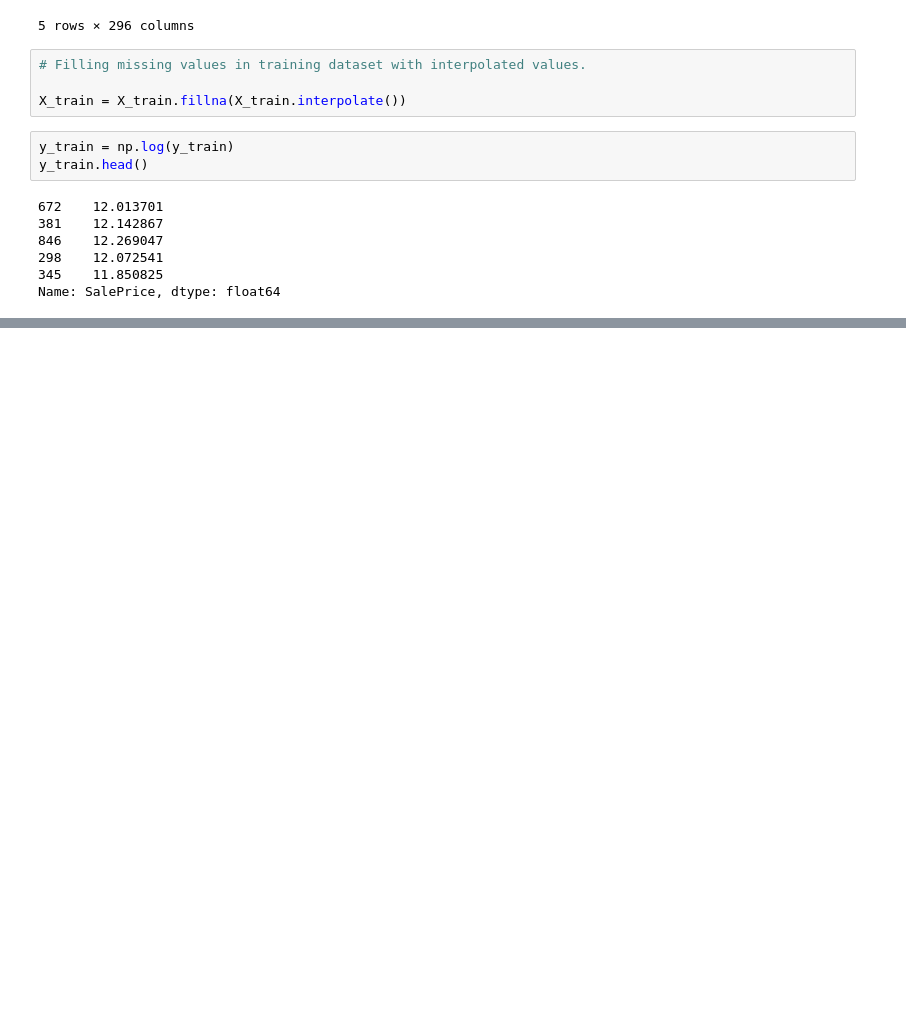
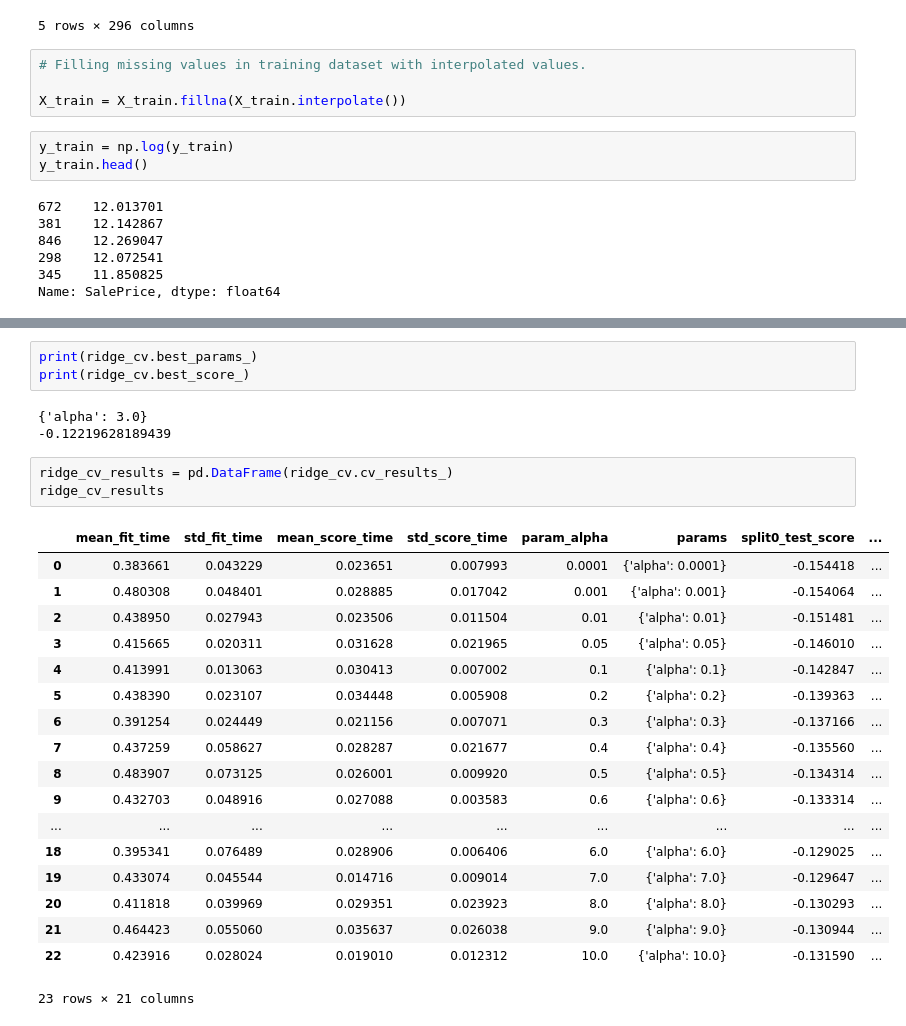
Before and after one commit to ranpariyachetan/advancedregression-assignment, a Jupyter notebook: House_Price_Assignment.ipynb, the cells around one changed output, grey strips where cells are left out. Saved outputs shown, nothing was run; the diff lists cells and outputs as text; blank space fills up the shorter version.

```diff
--- a/House_Price_Assignment.ipynb
+++ b/House_Price_Assignment.ipynb
@@ -591,0 +619,28 @@ Name: SalePrice, dtype: float64
+# %%
+print(ridge_cv.best_params_)
+print(ridge_cv.best_score_)
+# %% [output]
+{'alpha': 3.0}
+-0.12219628189439
+# %%
+ridge_cv_results = pd.DataFrame(ridge_cv.cv_results_)
+ridge_cv_results
+# %% [output]
+|  | mean_fit_time | std_fit_time | mean_score_time | std_score_time | param_alpha | params | split0_test_score | ... |
+| 0 | 0.383661 | 0.043229 | 0.023651 | 0.007993 | 0.0001 | {'alpha': 0.0001} | -0.154418 | ... |
+| 1 | 0.480308 | 0.048401 | 0.028885 | 0.017042 | 0.001 | {'alpha': 0.001} | -0.154064 | ... |
+| 2 | 0.438950 | 0.027943 | 0.023506 | 0.011504 | 0.01 | {'alpha': 0.01} | -0.151481 | ... |
+| 3 | 0.415665 | 0.020311 | 0.031628 | 0.021965 | 0.05 | {'alpha': 0.05} | -0.146010 | ... |
+| 4 | 0.413991 | 0.013063 | 0.030413 | 0.007002 | 0.1 | {'alpha': 0.1} | -0.142847 | ... |
+| 5 | 0.438390 | 0.023107 | 0.034448 | 0.005908 | 0.2 | {'alpha': 0.2} | -0.139363 | ... |
+| 6 | 0.391254 | 0.024449 | 0.021156 | 0.007071 | 0.3 | {'alpha': 0.3} | -0.137166 | ... |
+| 7 | 0.437259 | 0.058627 | 0.028287 | 0.021677 | 0.4 | {'alpha': 0.4} | -0.135560 | ... |
+| 8 | 0.483907 | 0.073125 | 0.026001 | 0.009920 | 0.5 | {'alpha': 0.5} | -0.134314 | ... |
+| 9 | 0.432703 | 0.048916 | 0.027088 | 0.003583 | 0.6 | {'alpha': 0.6} | -0.133314 | ... |
+| ... | ... | ... | ... | ... | ... | ... | ... | ... |
+| 18 | 0.395341 | 0.076489 | 0.028906 | 0.006406 | 6.0 | {'alpha': 6.0} | -0.129025 | ... |
+| 19 | 0.433074 | 0.045544 | 0.014716 | 0.009014 | 7.0 | {'alpha': 7.0} | -0.129647 | ... |
+| 20 | 0.411818 | 0.039969 | 0.029351 | 0.023923 | 8.0 | {'alpha': 8.0} | -0.130293 | ... |
+| 21 | 0.464423 | 0.055060 | 0.035637 | 0.026038 | 9.0 | {'alpha': 9.0} | -0.130944 | ... |
+| 22 | 0.423916 | 0.028024 | 0.019010 | 0.012312 | 10.0 | {'alpha': 10.0} | -0.131590 | ... |
+23 rows × 21 columns
```
Also changed, not shown: parts of 8 cells of this notebook.
